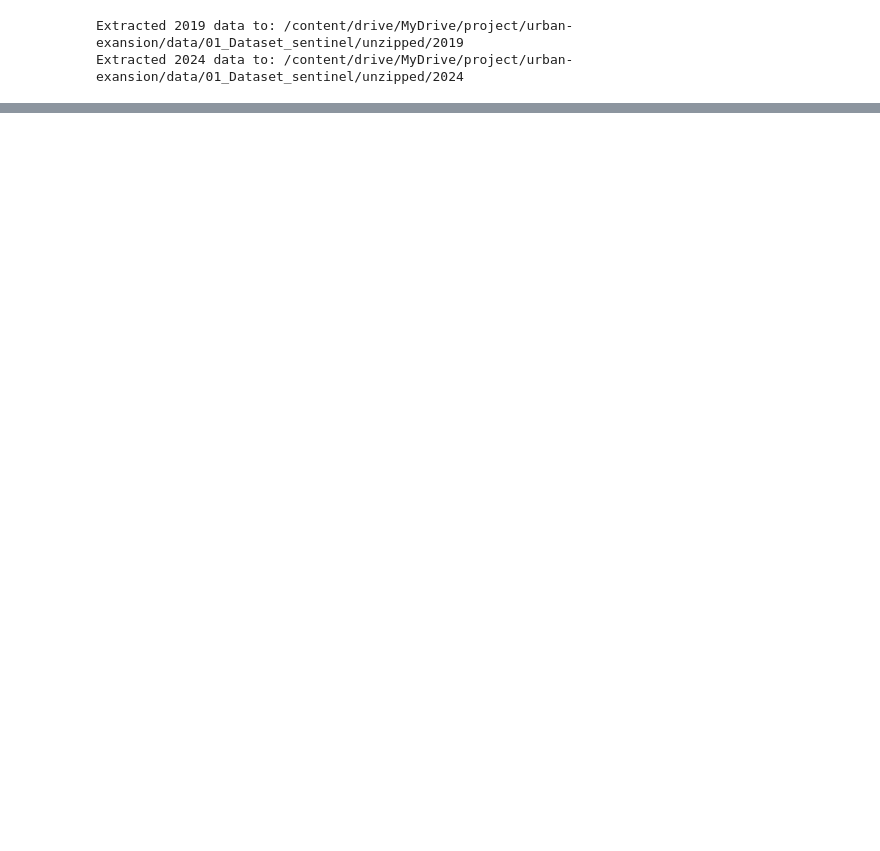
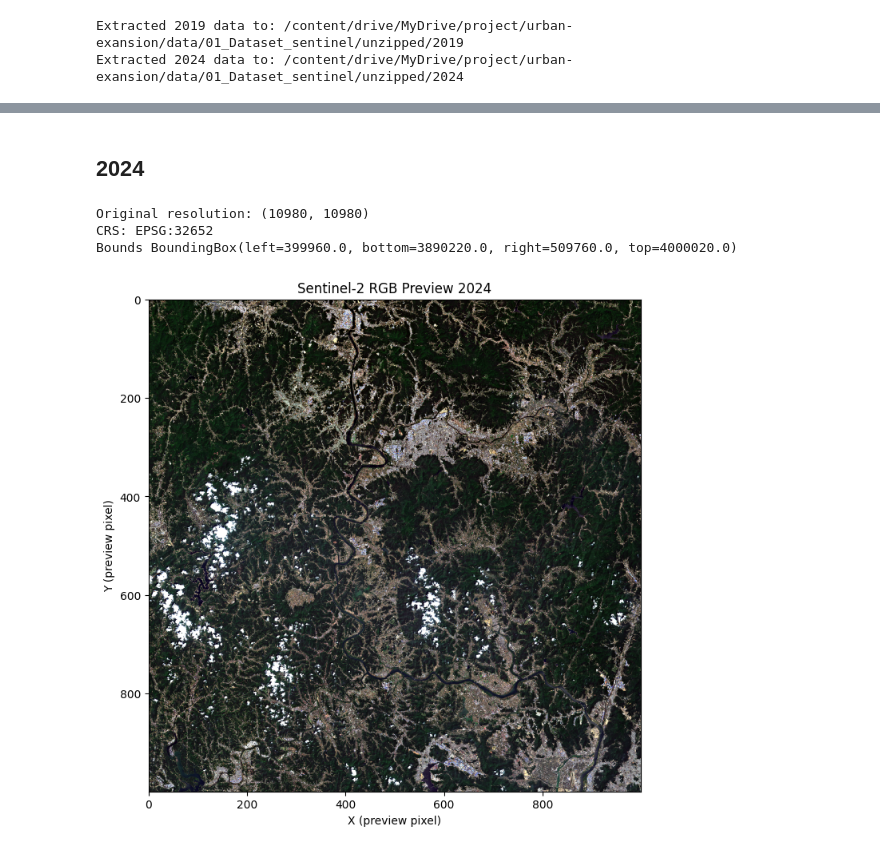
Before and after one commit to ramalias/urban-expansion, a Jupyter notebook: main-urban-expansion.ipynb, the cells around one changed output, grey strips where cells are left out. Drawn from its saved outputs; the diff is of its cells as text; code cells hidden in the pictures; blank space fills up the shorter version.

```diff
--- a/main-urban-expansion.ipynb
+++ b/main-urban-expansion.ipynb
@@ -186,0 +228,61 @@ All conversions complete!
+# %% [markdown]
+## 2024
+# %%
+#define sentinel folder
+SENTINEL_DIR = "/content/drive/MyDrive/project/urban-exansion/data/01_Dataset_sentinel/tif2024/tif2024_fix"
+Save_dir = os.path.join(SENTINEL_DIR, "subset_grid")
+os.makedirs(Save_dir, exist_ok=True)
+
+
+def find_first(pattern):
+    files = glob.glob(os.path.join(SENTINEL_DIR, pattern))
+    return files[0] if files else None
+
+bands = {
+    "B02": find_first("*B02*.tif"),
+    "B03": find_first("*B03*.tif"),
+    "B04": find_first("*B04*.tif"),
+    "B08": find_first("*B08*.tif"),
+    "B11": find_first("*B11*.tif")
+}
+
+#Vegetative band (B08) ---> this is for reference (to check resolution, coordinate system and bound)
+ref = rasterio.open(bands["B08"])
+bounds = ref.bounds
+print("Original resolution:", (ref.height, ref.width))
+print("CRS:", ref.crs)
+print("Bounds", bounds)
+# %% [output]
+Original resolution: (10980, 10980)
+CRS: EPSG:32652
+Bounds BoundingBox(left=399960.0, bottom=3890220.0, right=509760.0, top=4000020.0)
+# %%
+#Load satellite band data as arrays
+scale = 1000 #means: resample to 1000x1000
+
+with rasterio.open(bands["B04"]) as r: R = r.read(1, out_shape=(scale, scale))
+with rasterio.open(bands["B03"]) as r: G = r.read(1, out_shape=(scale, scale))
+with rasterio.open(bands["B02"]) as r: B = r.read(1, out_shape=(scale, scale))
+
+#Normalize and enhance contrast
+def qstretch(x, low=2, high=98):
+    lo, hi = np.nanpercentile(x, (low, high))
+    return np.clip((x-lo)/(hi-lo+1e-6),0,1)
+
+#Merge into RGB image
+rgb = np.dstack([qstretch(R), qstretch(G), qstretch(B)])
+
+#Display the preview
+fig, ax = plt.subplots(figsize=(8,8))
+ax.imshow(rgb, origin="upper")
+
+plt.title("Sentinel-2 RGB Preview 2024")
+plt.xlabel("X (preview pixel)")
+plt.ylabel("Y (preview pixel)")
+
+# Save the preview
+plt.savefig("/content/drive/MyDrive/project/urban-exansion/output/2024/Sentinel2_preview_2024",
+            dpi=300, bbox_inches='tight')
+plt.show()
+# %% [output]
+[figure, added]
```
Also changed, not shown: parts of 11 cells of this notebook.
